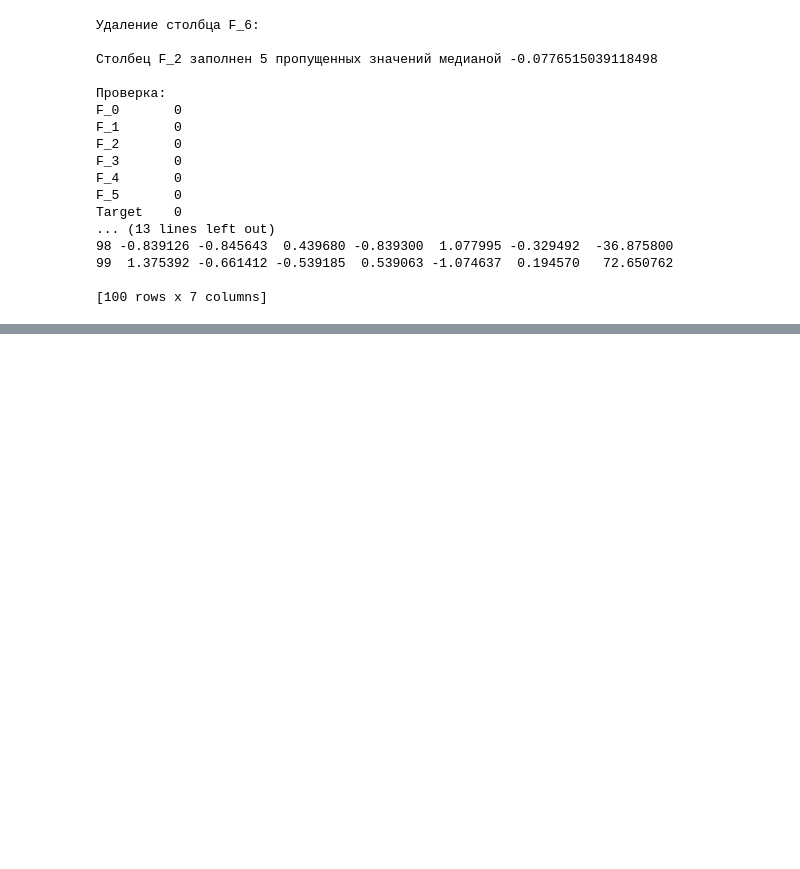
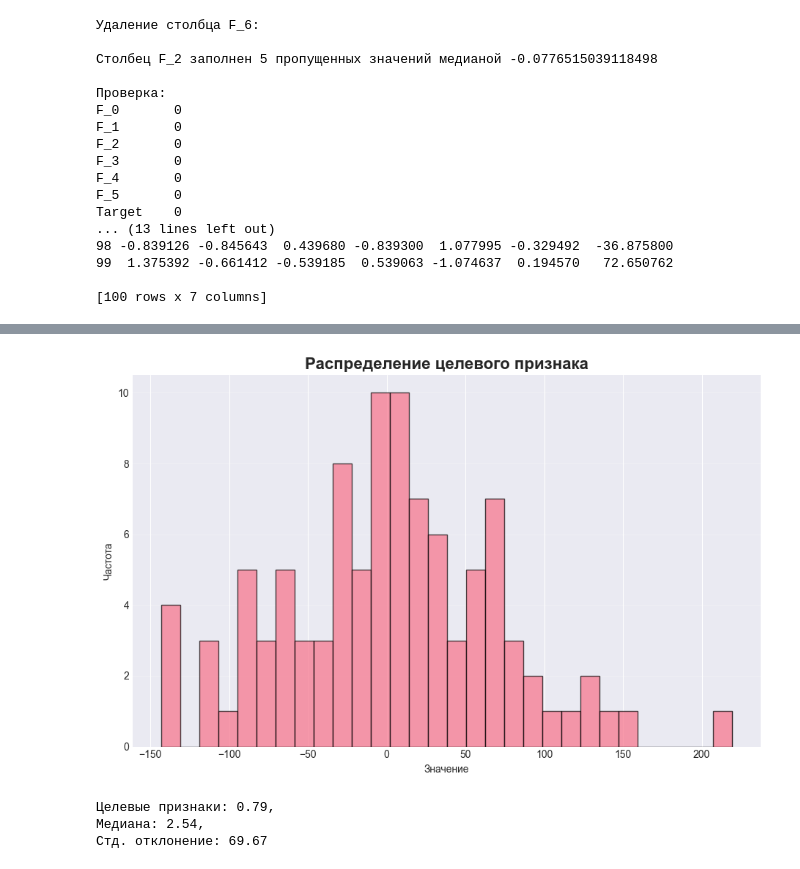
Before and after one commit to medicsera/MachineLerning, a Jupyter notebook: RegressionTask.ipynb, the cells around one changed output, grey strips where cells are left out. Drawn from its saved outputs; the diff is of its cells as text; code cells hidden in the pictures; blank space fills up the shorter version.

```diff
--- a/RegressionTask.ipynb
+++ b/RegressionTask.ipynb
@@ -125,0 +180,23 @@ Target    0
+# %%
+# Распределение целевого признака
+plt.figure(figsize=(18,6))
+plt.subplot(1,2,1)
+plt.hist(df_filled['Target'],bins=30,edgecolor='black',alpha=0.7)
+
+plt.xlabel("Значение")
+plt.ylabel("Частота")
+plt.title("Распределение целевого признака", fontsize=16, fontweight='bold')
+
+plt.grid(axis='y',alpha=0.3)
+plt.tight_layout()
+
+plt.show()
+
+print(f"Целевые признаки: {df_filled['Target'].mean():.2f},\n"
+      f"Медиана: {df_filled['Target'].median():.2f},\n"
+      f"Стд. отклонение: {df_filled['Target'].std():.2f}")
+# %% [output]
+[figure, added]
+Целевые признаки: 0.79,
+Медиана: 2.54,
+Стд. отклонение: 69.67
```
Also changed, not shown: parts of 6 cells of this notebook.
